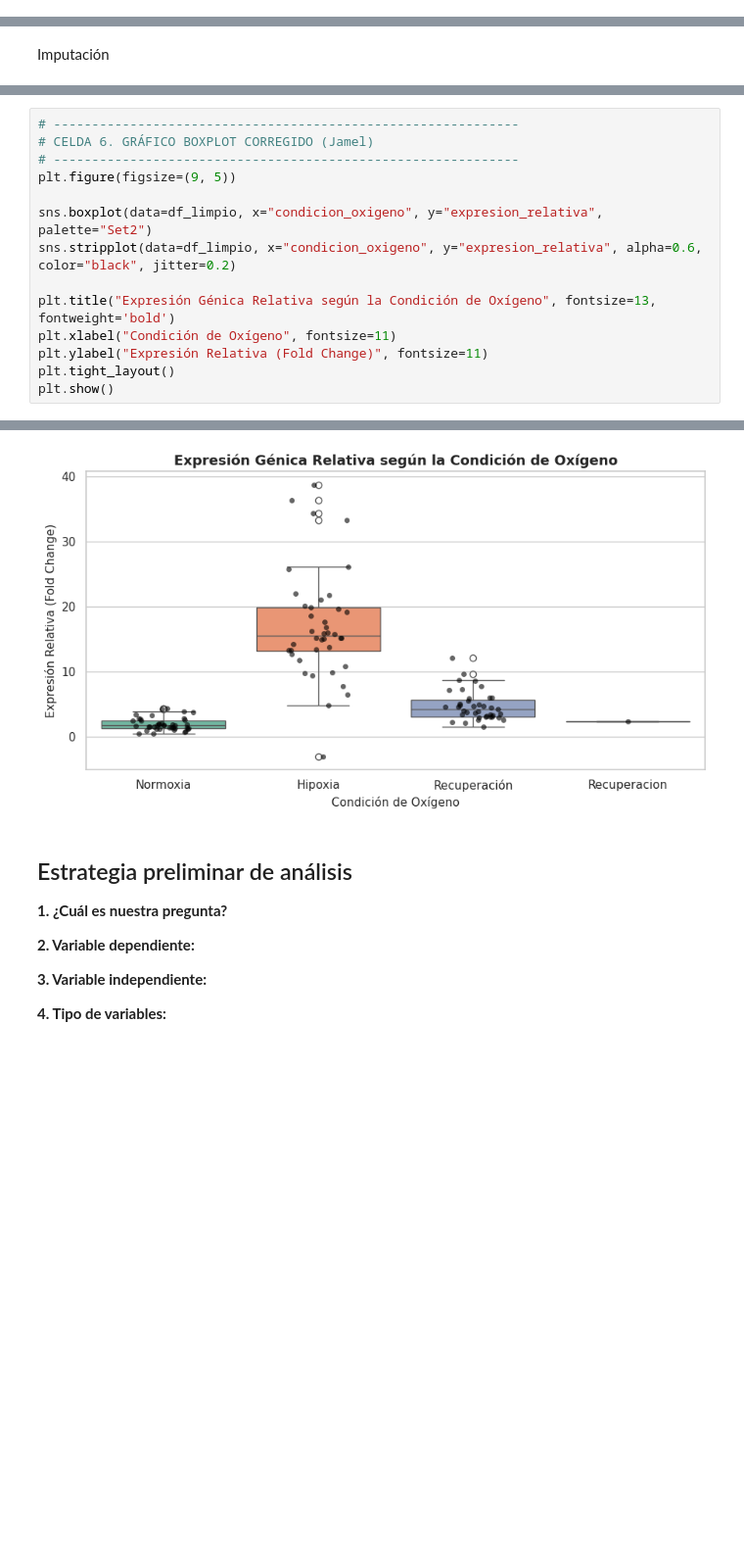
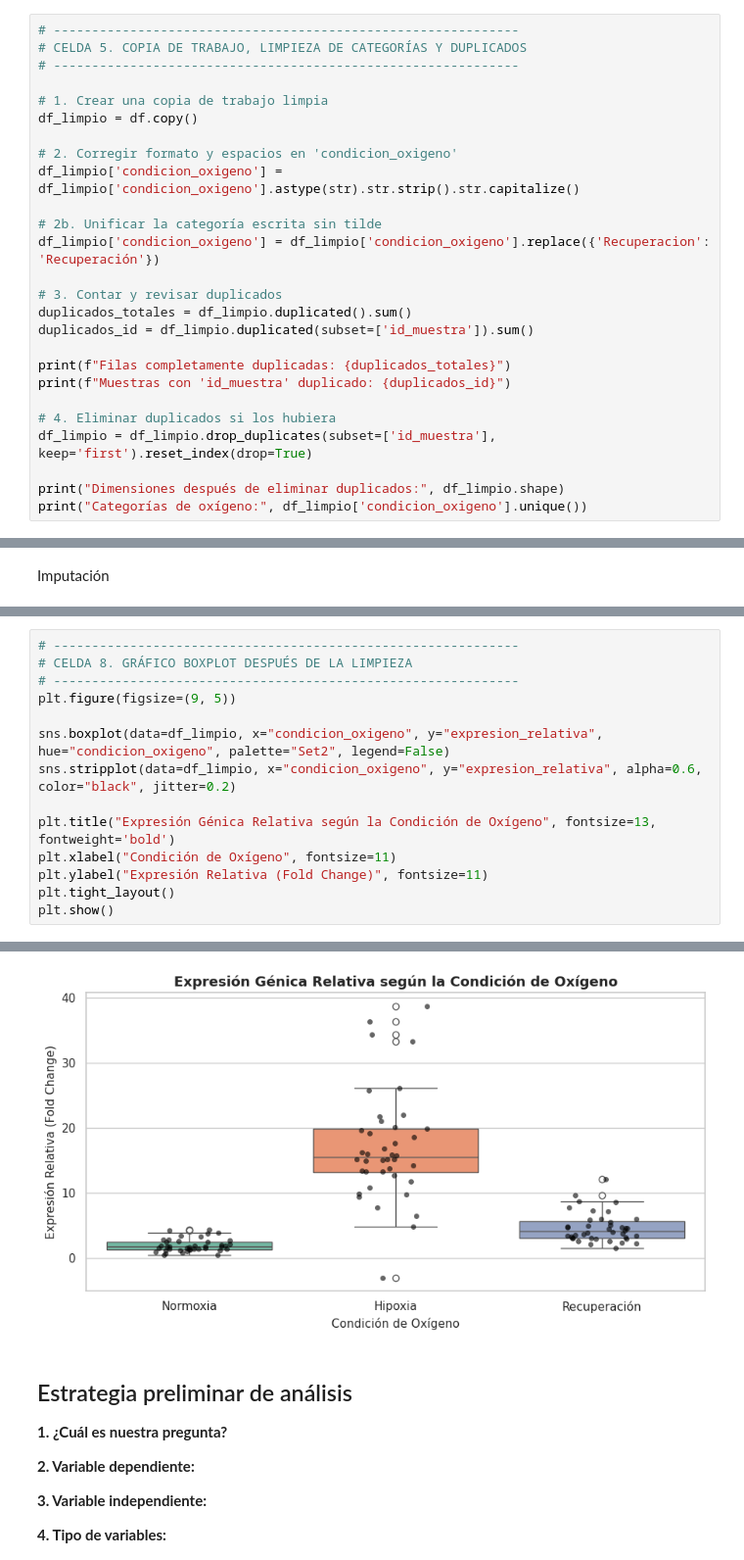
Before and after one commit to Antonyus1204/Proyecto_grupal_BIO218, a Jupyter notebook: Proyecto_grupal_BIO218(version2).ipynb, the cells around one changed output, grey strips where cells are left out. Shown at 98% size. Drawn from its saved outputs; the diff is of its cells as text; blank space fills up the shorter version.

```diff
--- a/Proyecto_grupal_BIO218(version2).ipynb
+++ b/Proyecto_grupal_BIO218(version2).ipynb
@@ -166,0 +169,26 @@ dtype: float64
+# %%
+# -------------------------------------------------------------
+# CELDA 5. COPIA DE TRABAJO, LIMPIEZA DE CATEGORÍAS Y DUPLICADOS
+# -------------------------------------------------------------
+
+# 1. Crear una copia de trabajo limpia
+df_limpio = df.copy()
+
+# 2. Corregir formato y espacios en 'condicion_oxigeno'
+df_limpio['condicion_oxigeno'] = df_limpio['condicion_oxigeno'].astype(str).str.strip().str.capitalize()
+
+# 2b. Unificar la categoría escrita sin tilde
+df_limpio['condicion_oxigeno'] = df_limpio['condicion_oxigeno'].replace({'Recuperacion': 'Recuperación'})
+
+# 3. Contar y revisar duplicados
+duplicados_totales = df_limpio.duplicated().sum()
+duplicados_id = df_limpio.duplicated(subset=['id_muestra']).sum()
+
+print(f"Filas completamente duplicadas: {duplicados_totales}")
+print(f"Muestras con 'id_muestra' duplicado: {duplicados_id}")
+
+# 4. Eliminar duplicados si los hubiera
+df_limpio = df_limpio.drop_duplicates(subset=['id_muestra'], keep='first').reset_index(drop=True)
+
+print("Dimensiones después de eliminar duplicados:", df_limpio.shape)
+print("Categorías de oxígeno:", df_limpio['condicion_oxigeno'].unique())
@@ -208,10 +250,10 @@ Verificación visual
 # %%
 # -------------------------------------------------------------
-# CELDA 6. GRÁFICO BOXPLOT CORREGIDO (Jamel)
+# CELDA 8. GRÁFICO BOXPLOT DESPUÉS DE LA LIMPIEZA
 # -------------------------------------------------------------
 plt.figure(figsize=(9, 5))
 
-sns.boxplot(data=df_limpio, x="condicion_oxigeno", y="expresion_relativa", palette="Set2")
+sns.boxplot(data=df_limpio, x="condicion_oxigeno", y="expresion_relativa", hue="condicion_oxigeno", palette="Set2", legend=False)
 sns.stripplot(data=df_limpio, x="condicion_oxigeno", y="expresion_relativa", alpha=0.6, color="black", jitter=0.2)
 
 plt.title("Expresión Génica Relativa según la Condición de Oxígeno", fontsize=13, fontweight='bold')
@@ -226,4 +265,4 @@ Passing `palette` without assigning `hue` is deprecated and will be removed in v
-[figure, old version]
+[figure, new version]
 # %% [markdown]
 ## Estrategia preliminar de análisis
 
```
Also changed, not shown: parts of 9 cells of this notebook.
